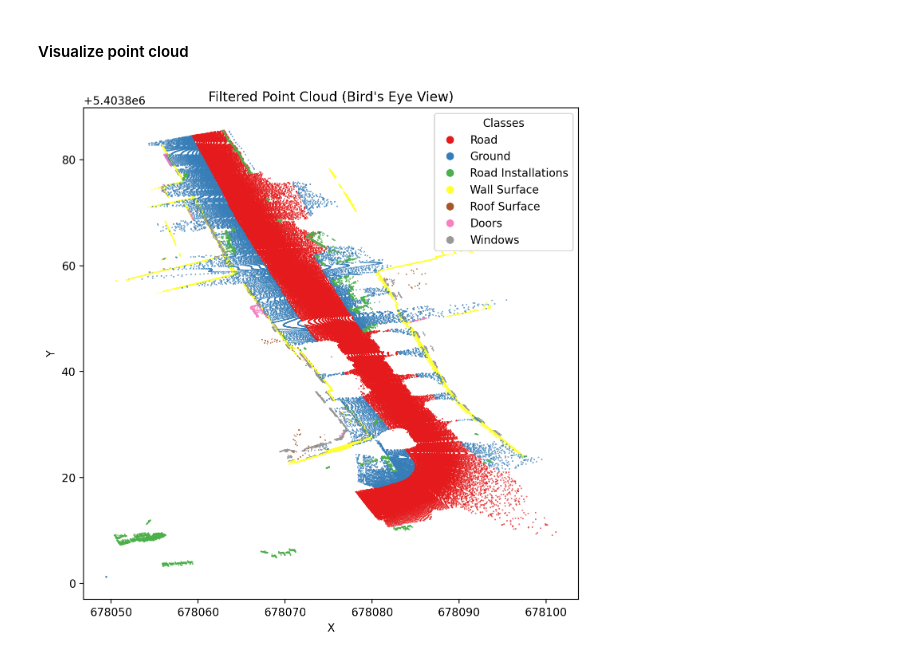
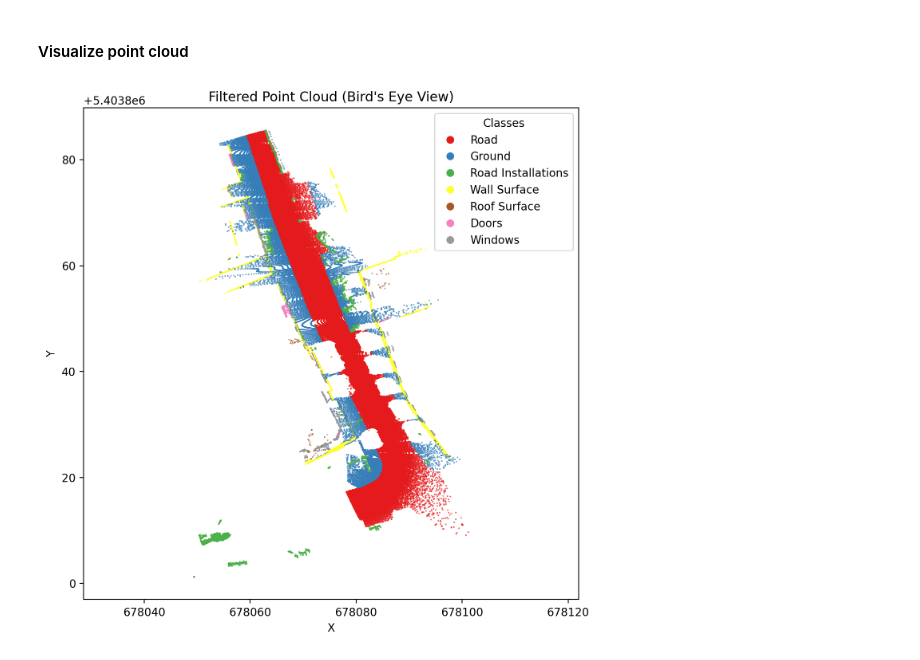
Before and after one commit to Madlab2/CloudMetrics, a Jupyter notebook: notebooks/compare_pointclouds.ipynb, the cells around one changed output. Saved outputs shown, nothing was run; the diff lists cells and outputs as text; code cells hidden in the pictures.

Commit message:
Made x / y scales in plot equal

```diff
--- a/notebooks/compare_pointclouds.ipynb
+++ b/notebooks/compare_pointclouds.ipynb
@@ -53,31 +53,33 @@ relevant_points_real = real_points[relevant_indices]
 %config InlineBackend.figure_format = 'retina'
 
 
 # Extract x, y coordinates, and semantic labels from the filtered point cloud
 x = relevant_points_real['x']
 y = relevant_points_real['y']
 labels = relevant_points_real['classification']
 
 # Plot every 1000th point with colorization
 stride = 100
 x_sampled = x[::stride]
 y_sampled = y[::stride]
 labels_sampled = labels[::stride]
 
 # Create a scatter plot in bird's eye view with colorization
 plt.figure(figsize=(8, 8))
 scatter = plt.scatter(x_sampled, y_sampled, c=labels_sampled, cmap='Set1', s=0.1)
 
 # Add a legend for the semantic labels
 legend_colors = scatter.legend_elements(prop='colors')[0]
 plt.legend(legend_colors, list(class_descriptions.values()), loc='upper right', title='Classes')
 
 # Set labels and title
 plt.xlabel('X')
 plt.ylabel('Y')
 plt.title('Filtered Point Cloud (Bird\'s Eye View)')
 
+plt.axis('equal')
+
 # Show the plot
 plt.show()
 # %% [output]
-[figure, old version]
+[figure, new version]
```
